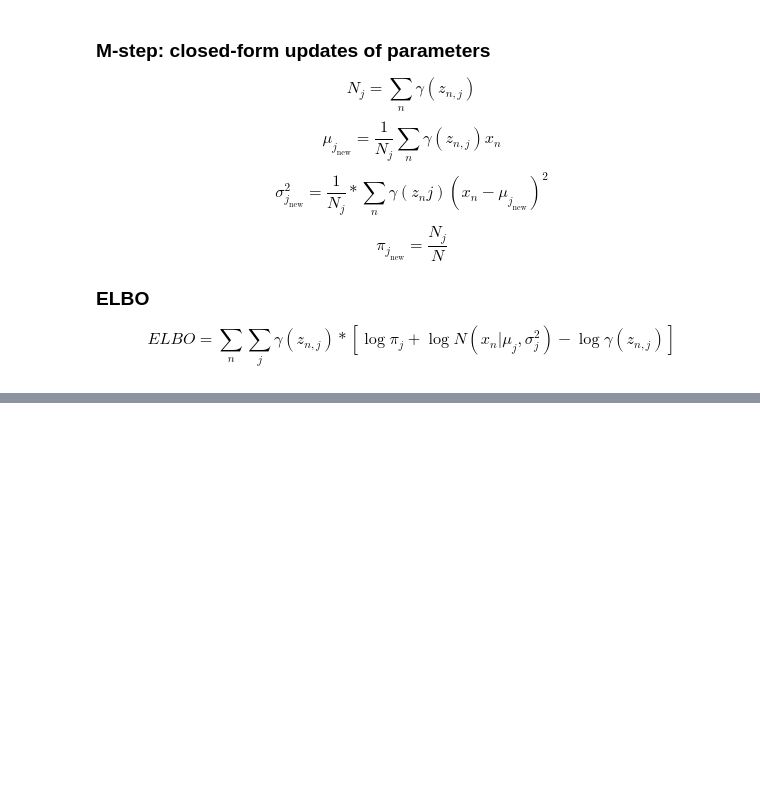
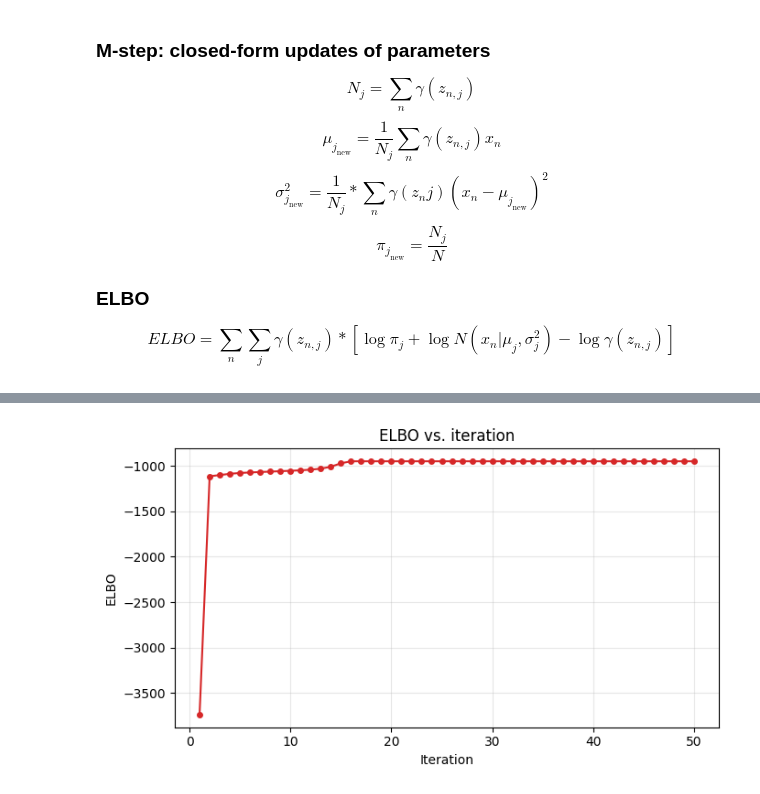
Before and after one commit to LorenzoTonet/PML26, a Jupyter notebook: 09_em.ipynb, the cells around one changed output, grey strips where cells are left out. Cells and saved outputs as stored; diff of their text form; code cells hidden in the pictures; blank space fills up the shorter version.

```diff
--- a/09_em.ipynb
+++ b/09_em.ipynb
@@ -251,13 +338,15 @@ plt.show()
 # %%
 # ELBO vs iteration
 fig, ax = plt.subplots(figsize=(7, 4))
-ax.plot(elbo_history, marker='o', markersize=4, color='C3')
+ax.plot(np.linspace(1, len(elbo_history), len(elbo_history)), elbo_history, marker='o', markersize=4, color='C3')
 ax.set_xlabel('Iteration')
 ax.set_ylabel('ELBO')
 ax.set_title('ELBO vs. iteration')
 ax.grid(True, alpha=0.3)
 plt.tight_layout()
 plt.show()
+# %% [output]
+[figure, added]
 # %%
 # Summary: ground truth vs recovered
 order = np.argsort(mu_fit)
```
Also changed, not shown: parts of 9 cells of this notebook.
